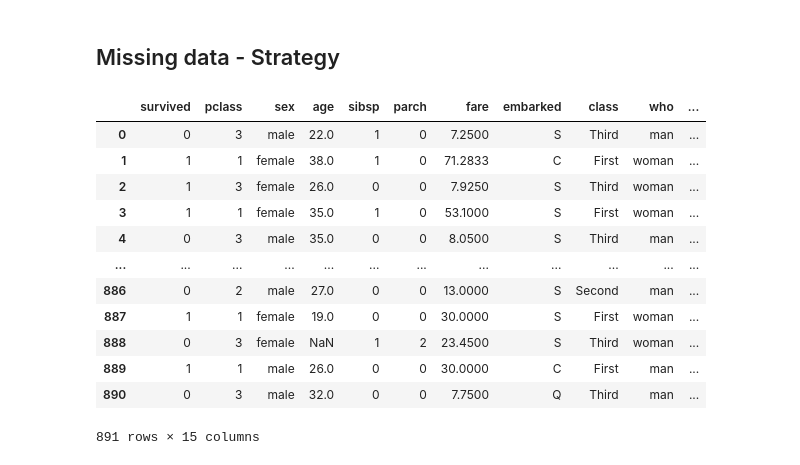
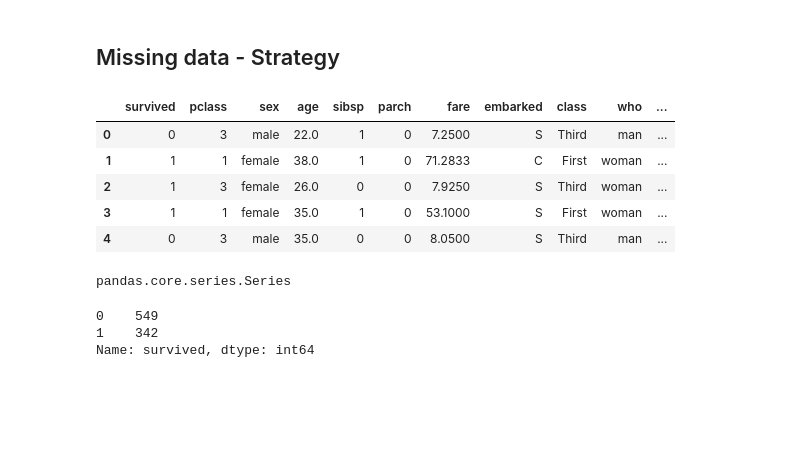
Before and after one commit to SCGlass/Data-Processing-Sam-Glass, a Jupyter notebook: Code-Alongs/L1_missing_aggregations.ipynb, the cells around one changed output. Cells and saved outputs as stored; diff of their text form; code cells hidden in the pictures; blank space fills up the shorter version.

Commit message:
Titanic exercise

```diff
--- a/Code-Alongs/L1_missing_aggregations.ipynb
+++ b/Code-Alongs/L1_missing_aggregations.ipynb
@@ -118,19 +118,22 @@ scores
 # %%
 import seaborn as sns
 
 titanic = sns.load_dataset("titanic")
-titanic
+titanic.head()
 # %% [output]
 |  | survived | pclass | sex | age | sibsp | parch | fare | embarked | class | who | ... |
 | 0 | 0 | 3 | male | 22.0 | 1 | 0 | 7.2500 | S | Third | man | ... |
 | 1 | 1 | 1 | female | 38.0 | 1 | 0 | 71.2833 | C | First | woman | ... |
 | 2 | 1 | 3 | female | 26.0 | 0 | 0 | 7.9250 | S | Third | woman | ... |
 | 3 | 1 | 1 | female | 35.0 | 1 | 0 | 53.1000 | S | First | woman | ... |
 | 4 | 0 | 3 | male | 35.0 | 0 | 0 | 8.0500 | S | Third | man | ... |
-| ... | ... | ... | ... | ... | ... | ... | ... | ... | ... | ... | ... |
-| 886 | 0 | 2 | male | 27.0 | 0 | 0 | 13.0000 | S | Second | man | ... |
-| 887 | 1 | 1 | female | 19.0 | 0 | 0 | 30.0000 | S | First | woman | ... |
-| 888 | 0 | 3 | female | NaN | 1 | 2 | 23.4500 | S | Third | woman | ... |
-| 889 | 1 | 1 | male | 26.0 | 0 | 0 | 30.0000 | C | First | man | ... |
-| 890 | 0 | 3 | male | 32.0 | 0 | 0 | 7.7500 | Q | Third | man | ... |
-891 rows × 15 columns
+# %%
+type(titanic["survived"])
+# %% [output]
+pandas.core.series.Series
+# %%
+titanic["survived"].value_counts()
+# %% [output]
+0    549
+1    342
+Name: survived, dtype: int64
```
Also changed, not shown: parts of 13 cells of this notebook.
